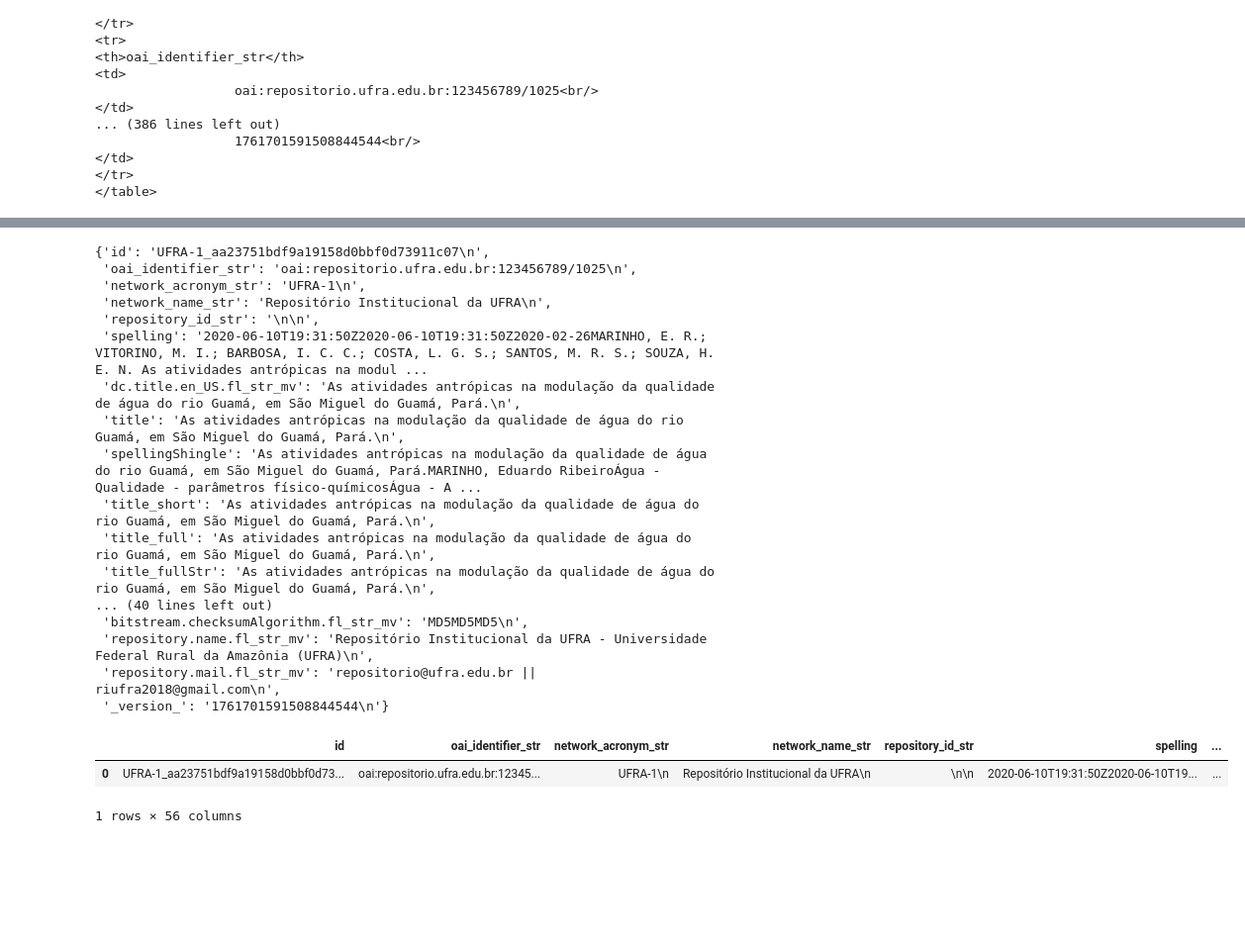
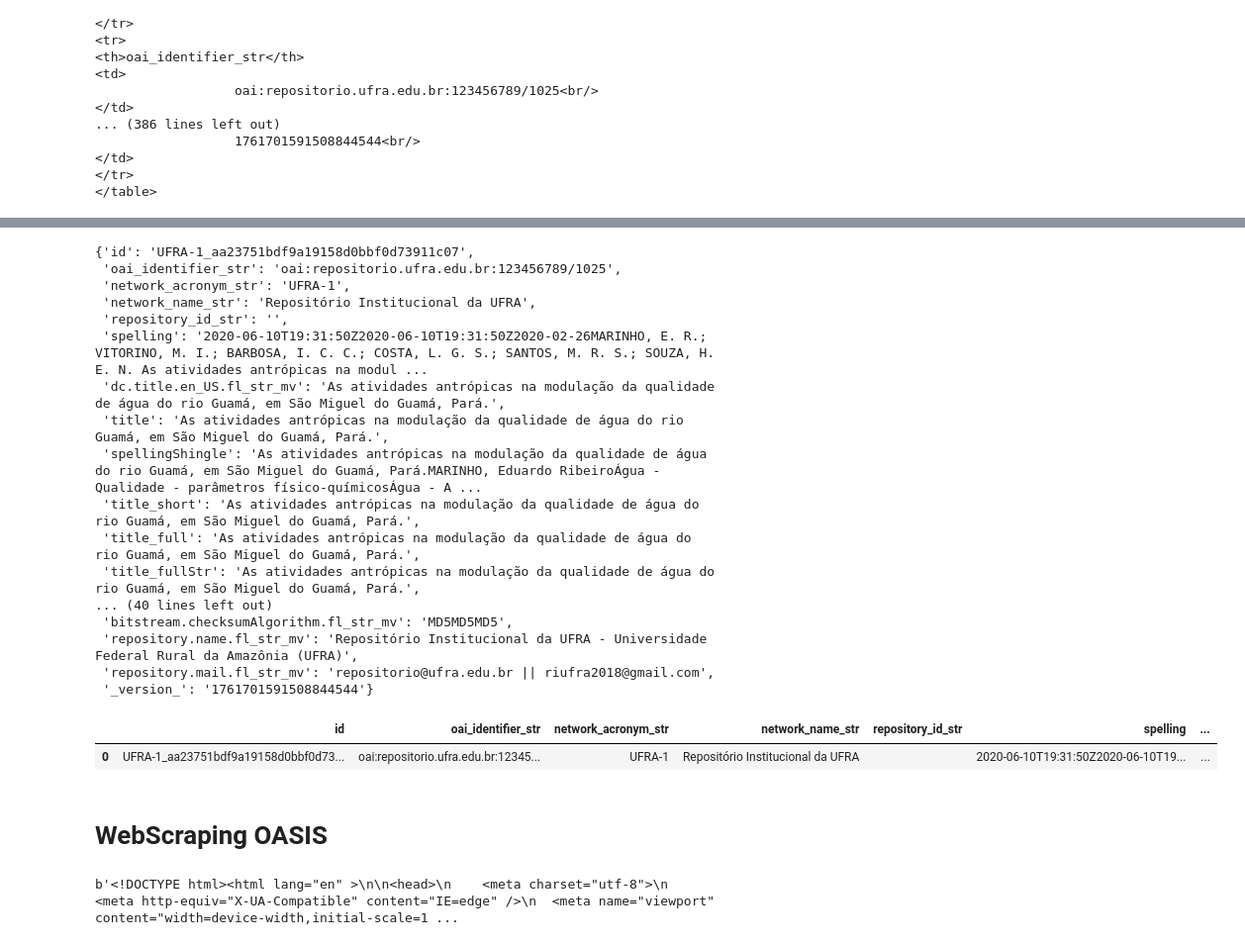
Before and after one commit to FranciscoFoz/programming-training, a Jupyter notebook: 11 - Web Scraping/web_scraping.ipynb, the cells around one changed output, grey strips where cells are left out. Shown: that part at 99% size. Drawn from its saved outputs; the diff is of its cells as text; code cells hidden in the pictures; blank space fills up the shorter version.

Commit message:
Continuando scraping

```diff
--- a/11 - Web Scraping/web_scraping.ipynb
+++ b/11 - Web Scraping/web_scraping.ipynb
@@ -5,6 +5,9 @@ from bs4 import BeautifulSoup
 from urllib.request import urlopen, Request
 from urllib.request import URLError, HTTPError
 import pandas as pd
+
+pd.options.display.max_columns = 999
+pd.options.display.max_info_rows = 999
 # %% [markdown]
 Página:
 
@@ -180,6 +142,0 @@ soup.find('table',{'class':'citation table table-striped'})
-# %%
-for row in soup.find('table',{'class':'citation table table-striped'}):
-    th = row.find('th').get_text()
-    td = row.find('td').get_text()
-
-    print(th)
@@ -192,3 +142,0 @@ soup.find('table',{'class':'citation table table-striped'}).td.text
-# %%
-for row in soup.find('table',{'class':'citation table table-striped'}).find_all('tr'):
-    print(row.find('th').text.strip())
@@ -216,31 +146,41 @@ table = soup.find('table',{'class':'citation table table-striped'})
 data = {}
 for row in table.find_all('tr'):
     th = row.find('th').get_text()
-    td = row.find('td').get_text().replace('\n                  ','')
+    td = row.find('td').get_text()
     data[th] = td
 
+metadados_separados_ponto_virgula = ['author_facet','author2','author2_role','dc.contributor.author.fl_str_mv',
+                                     'dc.contributor.authorLattes.fl_str_mv','dc.subject.eng.fl_str_mv','topic',
+                                     'dc.source.none.fl_str_mv']
+
+for metadado in metadados_separados_ponto_virgula:
+    data[metadado] = data[metadado].replace('\n                  ',';').replace(';', '', 1)
+
+for key in data:
+    data[key] = data[key].replace('\n                  ', '').replace('\n', '')
+
 data
 # %% [output]
-{'id': 'UFRA-1_aa23751bdf9a19158d0bbf0d73911c07\n',
- 'oai_identifier_str': 'oai:repositorio.ufra.edu.br:123456789/1025\n',
- 'network_acronym_str': 'UFRA-1\n',
- 'network_name_str': 'Repositório Institucional da UFRA\n',
- 'repository_id_str': '\n\n',
+{'id': 'UFRA-1_aa23751bdf9a19158d0bbf0d73911c07',
+ 'oai_identifier_str': 'oai:repositorio.ufra.edu.br:123456789/1025',
+ 'network_acronym_str': 'UFRA-1',
+ 'network_name_str': 'Repositório Institucional da UFRA',
+ 'repository_id_str': '',
  'spelling': '2020-06-10T19:31:50Z2020-06-10T19:31:50Z2020-02-26MARINHO, E. R.; VITORINO, M. I.; BARBOSA, I. C. C.; COSTA, L. G. S.; SANTOS, M. R. S.; SOUZA, H. E. N. As atividades antrópicas na modul ...
- 'dc.title.en_US.fl_str_mv': 'As atividades antrópicas na modulação da qualidade de água do rio Guamá, em São Miguel do Guamá, Pará.\n',
- 'title': 'As atividades antrópicas na modulação da qualidade de água do rio Guamá, em São Miguel do Guamá, Pará.\n',
+ 'dc.title.en_US.fl_str_mv': 'As atividades antrópicas na modulação da qualidade de água do rio Guamá, em São Miguel do Guamá, Pará.',
+ 'title': 'As atividades antrópicas na modulação da qualidade de água do rio Guamá, em São Miguel do Guamá, Pará.',
  'spellingShingle': 'As atividades antrópicas na modulação da qualidade de água do rio Guamá, em São Miguel do Guamá, Pará.MARINHO, Eduardo RibeiroÁgua - Qualidade - parâmetros físico-químicosÁgua - A ...
- 'title_short': 'As atividades antrópicas na modulação da qualidade de água do rio Guamá, em São Miguel do Guamá, Pará.\n',
- 'title_full': 'As atividades antrópicas na modulação da qualidade de água do rio Guamá, em São Miguel do Guamá, Pará.\n',
- 'title_fullStr': 'As atividades antrópicas na modulação da qualidade de água do rio Guamá, em São Miguel do Guamá, Pará.\n',
+ 'title_short': 'As atividades antrópicas na modulação da qualidade de água do rio Guamá, em São Miguel do Guamá, Pará.',
+ 'title_full': 'As atividades antrópicas na modulação da qualidade de água do rio Guamá, em São Miguel do Guamá, Pará.',
+ 'title_fullStr': 'As atividades antrópicas na modulação da qualidade de água do rio Guamá, em São Miguel do Guamá, Pará.',
 ... (40 lines left out)
- 'bitstream.checksumAlgorithm.fl_str_mv': 'MD5MD5MD5\n',
- 'repository.name.fl_str_mv': 'Repositório Institucional da UFRA - Universidade Federal Rural da Amazônia (UFRA)\n',
- 'repository.mail.fl_str_mv': 'repositorio@ufra.edu.br || riufra2018@gmail.com\n',
- '_version_': '1761701591508844544\n'}
+ 'bitstream.checksumAlgorithm.fl_str_mv': 'MD5MD5MD5',
+ 'repository.name.fl_str_mv': 'Repositório Institucional da UFRA - Universidade Federal Rural da Amazônia (UFRA)',
+ 'repository.mail.fl_str_mv': 'repositorio@ufra.edu.br || riufra2018@gmail.com',
+ '_version_': '1761701591508844544'}
 # %%
-pd.DataFrame([data])
+df = pd.DataFrame([data])
+df
 # %% [output]
 |  | id | oai_identifier_str | network_acronym_str | network_name_str | repository_id_str | spelling | ... |
-| 0 | UFRA-1_aa23751bdf9a19158d0bbf0d73... | oai:repositorio.ufra.edu.br:12345... | UFRA-1\n | Repositório Institucional da UFRA\n | \n\n | 2020-06-10T19:31:50Z2020-06-10T19... | ... |
+| 0 | UFRA-1_aa23751bdf9a19158d0bbf0d73... | oai:repositorio.ufra.edu.br:12345... | UFRA-1 | Repositório Institucional da UFRA |  | 2020-06-10T19:31:50Z2020-06-10T19... | ... |
-1 rows × 56 columns
@@ -248,0 +187,19 @@ dicionario = {}
+# %% [markdown]
+# WebScraping OASIS
+# %%
+url = 'https://oasisbr.ibict.br/vufind/Record/UFRA-1_9881405c2dfe1582b80e7ceb63632c1f#details'
+headers = {'User-Agent': 'Mozilla/5.0 (X11; Linux x86_64) AppleWebKit/537.36 (KHTML, like Gecko) Chrome/110.0.0.0 Safari/537.36'}
+
+try:
+    req = Request(url, headers= headers)
+    response = urlopen(req)
+    html = response.read()
+    print(html)
+
+except HTTPError as e:
+    print(e.status, e.reason)
+
+except URLError as e:
+    print(e.reason)
+# %% [output]
+b'<!DOCTYPE html><html lang="en" >\n\n<head>\n    <meta charset="utf-8">\n  <meta http-equiv="X-UA-Compatible" content="IE=edge" />\n  <meta name="viewport" content="width=device-width,initial-scale=1 ...
```
Also changed, not shown: parts of 12 cells of this notebook.
